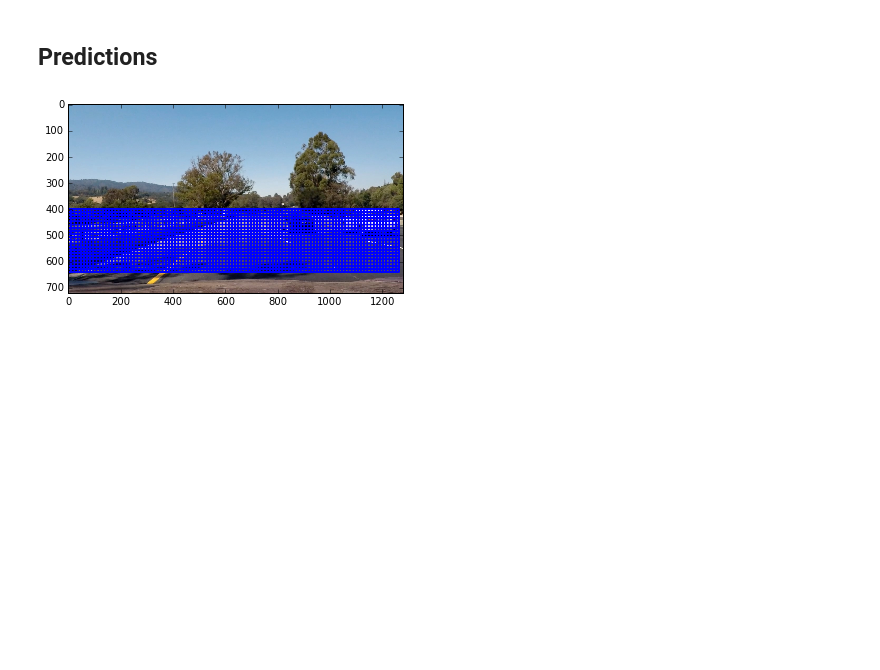
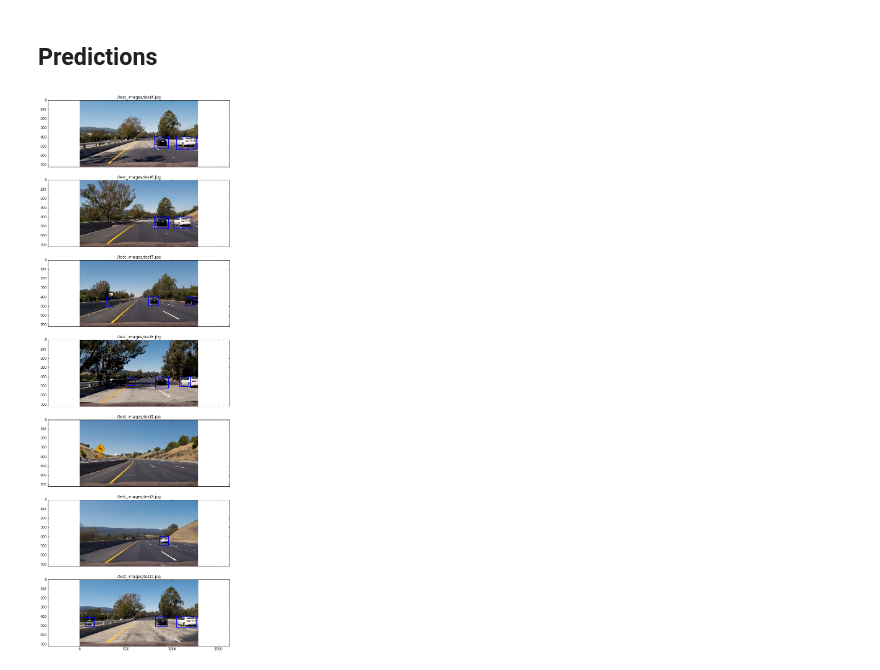
Before and after one commit to AhmedAnwarHafez/SDC-Vehicle-Detection, a Jupyter notebook: Submission.ipynb, the cells around one changed output. Cells and saved outputs as stored; diff of their text form; code cells hidden in the pictures; blank space fills up the shorter version.

```diff
--- a/Submission.ipynb
+++ b/Submission.ipynb
@@ -313,43 +313,19 @@ def process(img):
 # %%
 ystart = 400
 ystop = 656
 scale = 1.5
 
-#f, ax1 = plt.subplots(7, sharex=True ,sharey=True, figsize=(10,30))
+f, ax1 = plt.subplots(7, sharex=True ,sharey=True, figsize=(10,30))
 images = glob.glob('./test_images/test*.jpg')
 for idx, fname in enumerate(images):
     img = mpimg.imread(fname)
     draw_img = process(img)
-    break
+
     ax1[idx].imshow(draw_img)
     ax1[idx].set_title(fname)
-    #plt.imshow(draw_img)
-# f, (ax1, ax2) = plt.subplots(2,2, sharex=True ,sharey=True, figsize=(8,8))
-# img = mpimg.imread('test_images/test1.jpg')
-# draw_img = process(img)
-# ax1[0].imshow(img)
-# ax1[0].set_title("test1.jpg")
-# img = mpimg.imread('test_images/test1.jpg')
-# draw_img = process(img)
-# ax1[1].imshow(draw_img, cmap='hot')
-# ax1[1].set_title("heat map")
-# img = mpimg.imread('test_images/test5.jpg')
-# draw_img = process(img)
-# ax2[0].imshow(img)
-# ax2[0].set_title("test6.jpg")
-# img = mpimg.imread('test_images/test5.jpg')
-# draw_img = process(img)
-# ax2[1].imshow(draw_img, cmap='hot')
-# ax2[1].set_title("heat map")
-# f.tight_layout()
-
-# img = mpimg.imread('test_images/test7.jpg')
-# draw_img = process(img)
-
-# fig = plt.figure(figsize=(10,10))
-# plt.imshow(draw_img)
+    plt.imshow(draw_img)
 # %% [output]
-[figure, old version]
+[figure, new version]
 # %%
 #video_file = 'test_video.mp4'
 video_file = 'project_video.mp4'
```
Also changed, not shown: parts of 6 cells of this notebook.
